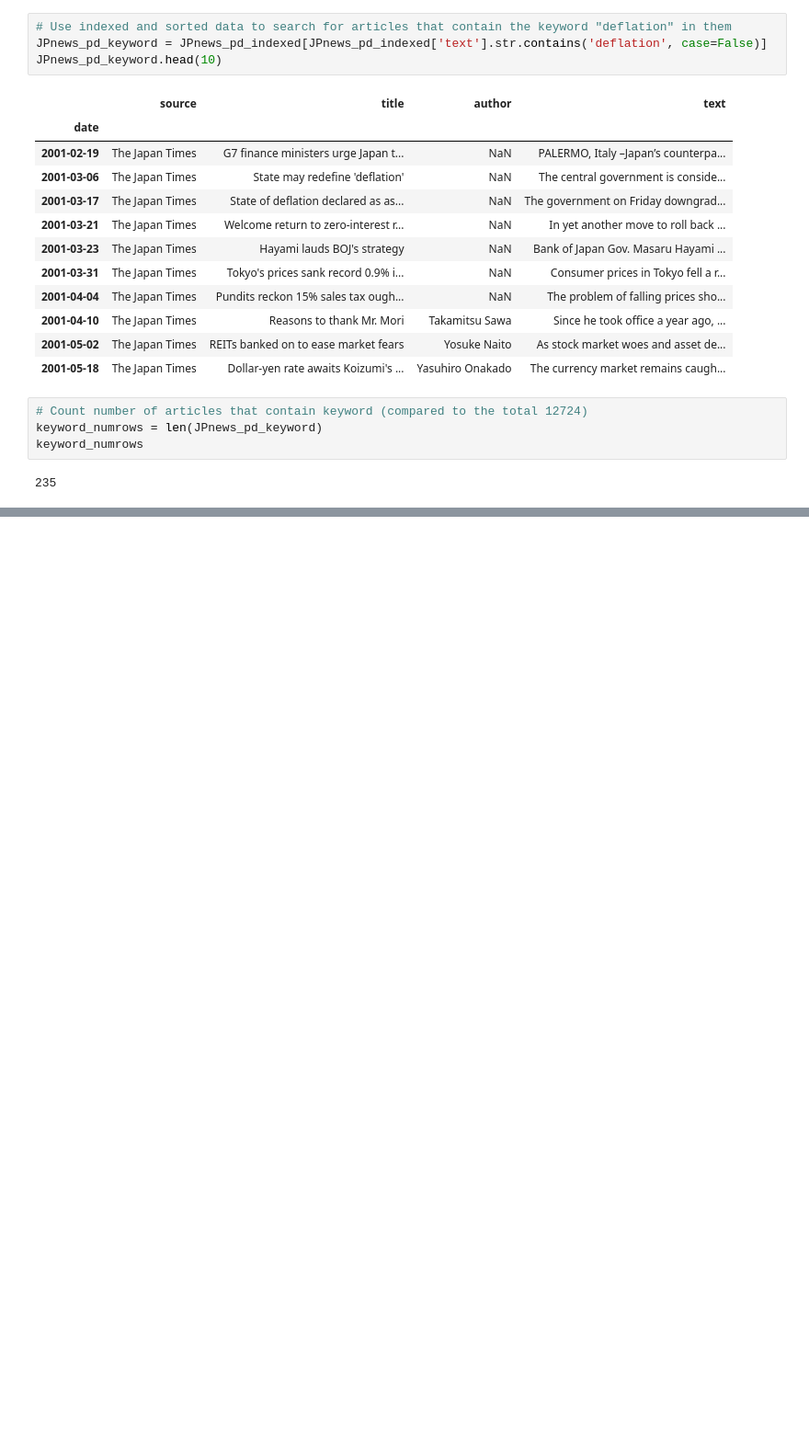
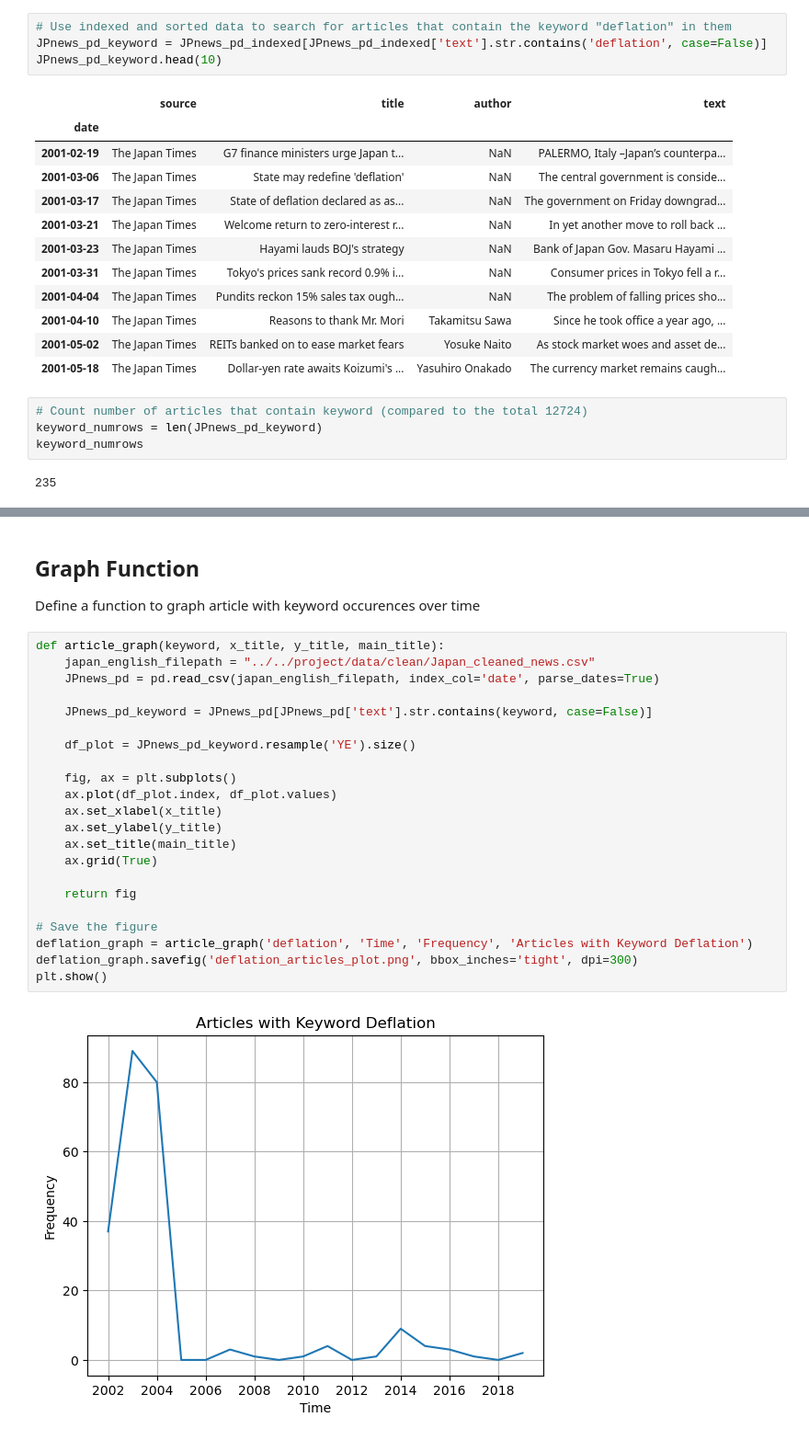
Before and after one commit to ninaudagawa/Media-Politics, a Jupyter notebook: project/notebooks/news_analysis.ipynb, the cells around one changed output, grey strips where cells are left out. Shown at 92% size. Drawn from its saved outputs; the diff is of its cells as text; blank space fills up the shorter version.

```diff
--- a/project/notebooks/news_analysis.ipynb
+++ b/project/notebooks/news_analysis.ipynb
@@ -106,0 +124,28 @@ keyword_numrows
+# %% [markdown]
+## Graph Function
+
+Define a function to graph article with keyword occurences over time
+# %%
+def article_graph(keyword, x_title, y_title, main_title):
+    japan_english_filepath = "../../project/data/clean/Japan_cleaned_news.csv"
+    JPnews_pd = pd.read_csv(japan_english_filepath, index_col='date', parse_dates=True)
+
+    JPnews_pd_keyword = JPnews_pd[JPnews_pd['text'].str.contains(keyword, case=False)]
+
+    df_plot = JPnews_pd_keyword.resample('YE').size()
+
+    fig, ax = plt.subplots()
+    ax.plot(df_plot.index, df_plot.values)
+    ax.set_xlabel(x_title)
+    ax.set_ylabel(y_title)
+    ax.set_title(main_title)
+    ax.grid(True)
+
+    return fig
+
+# Save the figure
+deflation_graph = article_graph('deflation', 'Time', 'Frequency', 'Articles with Keyword Deflation')
+deflation_graph.savefig('deflation_articles_plot.png', bbox_inches='tight', dpi=300)
+plt.show()
+# %% [output]
+[figure, added]
```
Also changed, not shown: parts of 7 cells of this notebook, 11 other files.
